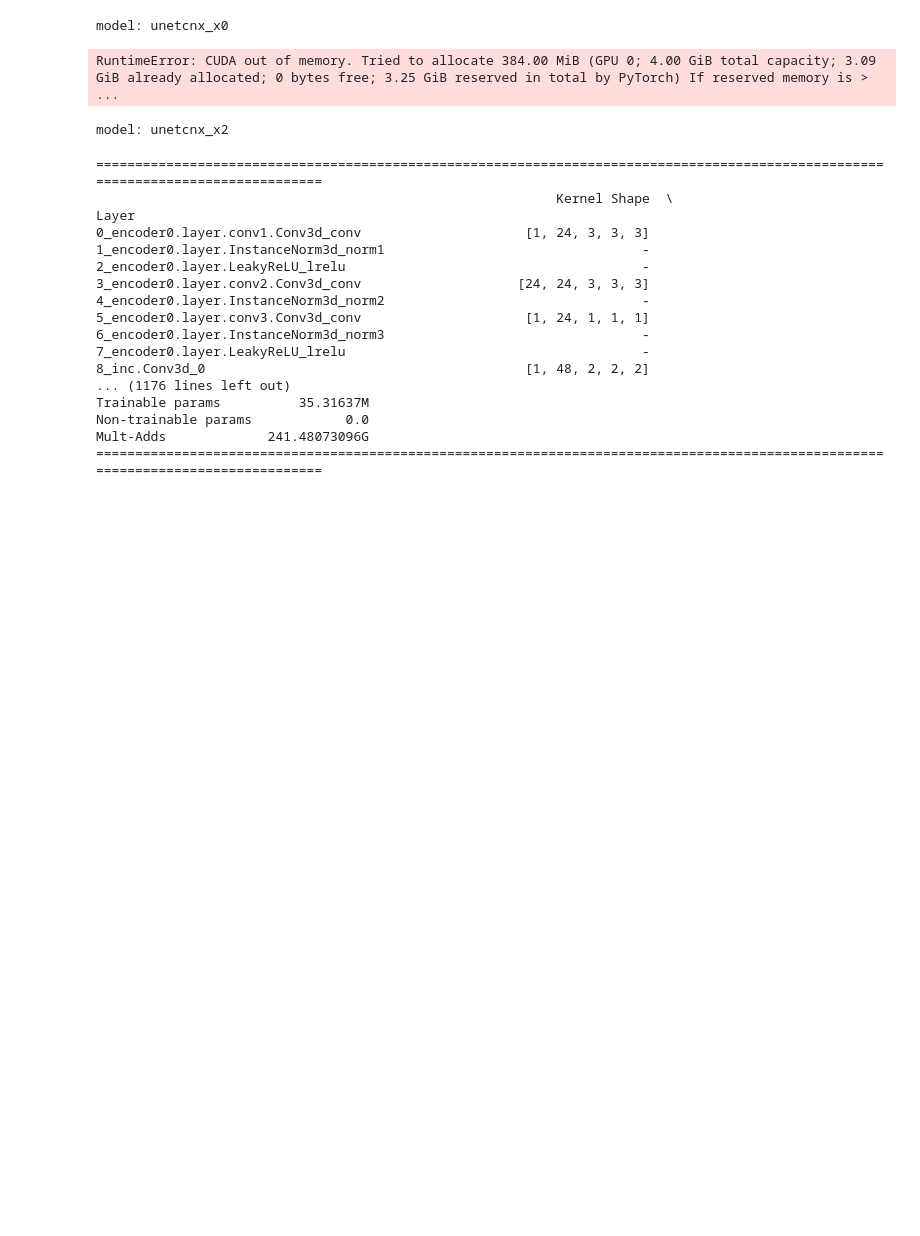
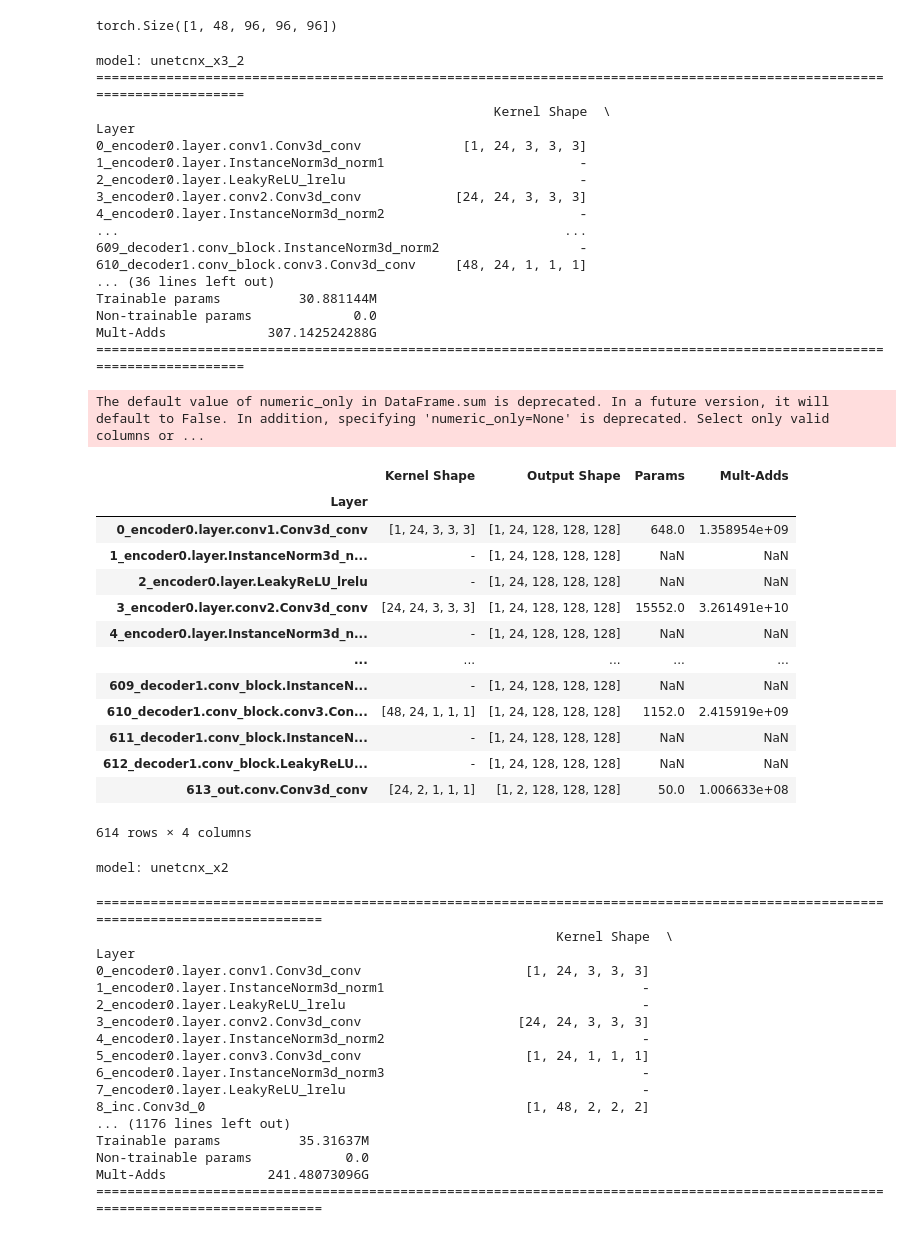
Before and after one commit to conflick0/CardiacSeg, a Jupyter notebook: eda/Network/network.ipynb, the cells around one changed output. Cells and saved outputs as stored; diff of their text form; code cells hidden in the pictures; blank space fills up the shorter version.

Commit message:
conv v2 and dil

```diff
--- a/eda/Network/network.ipynb
+++ b/eda/Network/network.ipynb
@@ -179,20 +59,58 @@ Result logdir: /content/drive/MyDrive/CardiacSeg/exps/unetcnx_x2/chgh/tune_resul
+# %%
+input=torch.randn(1,48,96,96,96)
+kernel_size=7
+cbam = CBAM(channel=48,reduction=16,kernel_size=kernel_size)
+output=cbam(input)
+print(output.shape)
+# %% [output]
+torch.Size([1, 48, 96, 96, 96])
 # %%
 parser = argparse.ArgumentParser(description="model segmentation pipeline")
 args = parser.parse_args([])
 args.device = 'cuda'
 args.in_channels = 1
 args.out_channels = 2
 args.roi_x, args.roi_y, args.roi_z = [128, 128, 128]
 net = None
 del net
-net = network('unetcnx_x0', args)
+net = network('unetcnx_x3_2', args)
 inp = None
 del inp
 inp = torch.rand((1, 1, 128, 128, 128)).to(args.device)
 summary(net, inp)
 # %% [output]
-model: unetcnx_x0
+model: unetcnx_x3_2
+========================================================================================================================
+                                                   Kernel Shape  \
+Layer
+0_encoder0.layer.conv1.Conv3d_conv             [1, 24, 3, 3, 3]
+1_encoder0.layer.InstanceNorm3d_norm1                         -
+2_encoder0.layer.LeakyReLU_lrelu                              -
+3_encoder0.layer.conv2.Conv3d_conv            [24, 24, 3, 3, 3]
+4_encoder0.layer.InstanceNorm3d_norm2                         -
+...                                                         ...
+609_decoder1.conv_block.InstanceNorm3d_norm2                  -
+610_decoder1.conv_block.conv3.Conv3d_conv     [48, 24, 1, 1, 1]
+... (36 lines left out)
+Trainable params          30.881144M
+Non-trainable params             0.0
+Mult-Adds             307.142524288G
+========================================================================================================================
-RuntimeError: CUDA out of memory. Tried to allocate 384.00 MiB (GPU 0; 4.00 GiB total capacity; 3.09 GiB already allocated; 0 bytes free; 3.25 GiB reserved in total by PyTorch) If reserved memory is > ...
+The default value of numeric_only in DataFrame.sum is deprecated. In a future version, it will default to False. In addition, specifying 'numeric_only=None' is deprecated. Select only valid columns or ...
+|  | Kernel Shape | Output Shape | Params | Mult-Adds |
+| Layer |  |  |  |  |
+| 0_encoder0.layer.conv1.Conv3d_conv | [1, 24, 3, 3, 3] | [1, 24, 128, 128, 128] | 648.0 | 1.358954e+09 |
+| 1_encoder0.layer.InstanceNorm3d_n... | - | [1, 24, 128, 128, 128] | NaN | NaN |
+| 2_encoder0.layer.LeakyReLU_lrelu | - | [1, 24, 128, 128, 128] | NaN | NaN |
+| 3_encoder0.layer.conv2.Conv3d_conv | [24, 24, 3, 3, 3] | [1, 24, 128, 128, 128] | 15552.0 | 3.261491e+10 |
+| 4_encoder0.layer.InstanceNorm3d_n... | - | [1, 24, 128, 128, 128] | NaN | NaN |
+| ... | ... | ... | ... | ... |
+| 609_decoder1.conv_block.InstanceN... | - | [1, 24, 128, 128, 128] | NaN | NaN |
+| 610_decoder1.conv_block.conv3.Con... | [48, 24, 1, 1, 1] | [1, 24, 128, 128, 128] | 1152.0 | 2.415919e+09 |
+| 611_decoder1.conv_block.InstanceN... | - | [1, 24, 128, 128, 128] | NaN | NaN |
+| 612_decoder1.conv_block.LeakyReLU... | - | [1, 24, 128, 128, 128] | NaN | NaN |
+| 613_out.conv.Conv3d_conv | [24, 2, 1, 1, 1] | [1, 2, 128, 128, 128] | 50.0 | 1.006633e+08 |
+614 rows × 4 columns
 # %%
 parser = argparse.ArgumentParser(description="model segmentation pipeline")
 args = parser.parse_args([])
```
Also changed, not shown: parts of 5 cells of this notebook, 12 other files.
